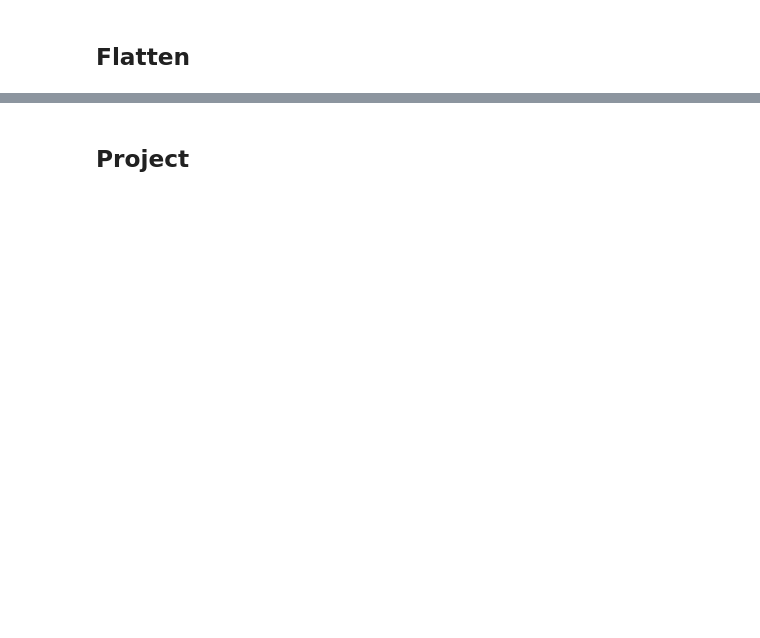
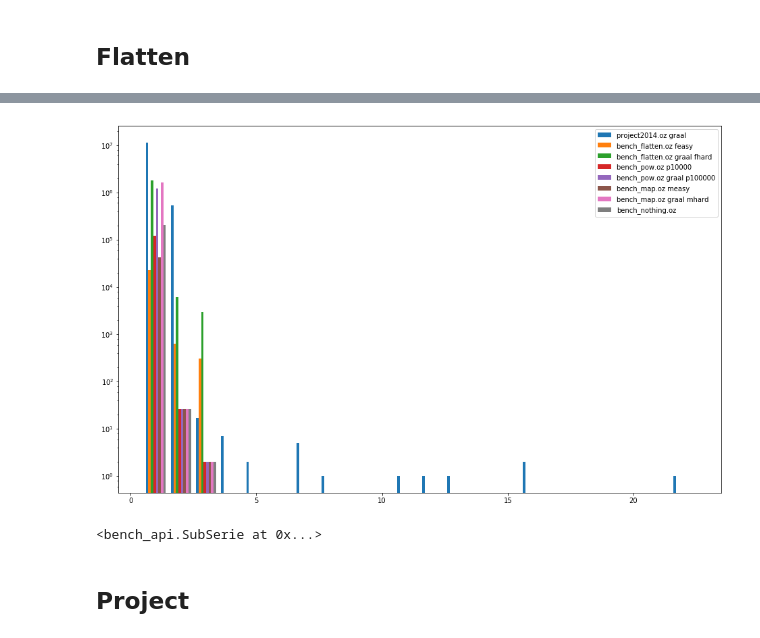
Before and after one commit to mistasse/mozart-graal-benchmarking, a Jupyter notebook: notebook.ipynb, the cells around one changed output, grey strips where cells are left out. Saved outputs shown, nothing was run; the diff lists cells and outputs as text; code cells hidden in the pictures; blank space fills up the shorter version.

```diff
--- a/notebook.ipynb
+++ b/notebook.ipynb
@@ -111,3 +101,9 @@ median [ 0.00851944  0.0003246   0.01002577  0.00011817  0.00029545  0.00010889]
+# %%
+medium()
+nlinks.hist().show()
+# %% [output]
+[figure, added]
+<bench_api.SubSerie at 0x...>
 # %% [markdown]
 ## Project
 # %%
```
Also changed, not shown: parts of 8 cells of this notebook, 11 other files.
